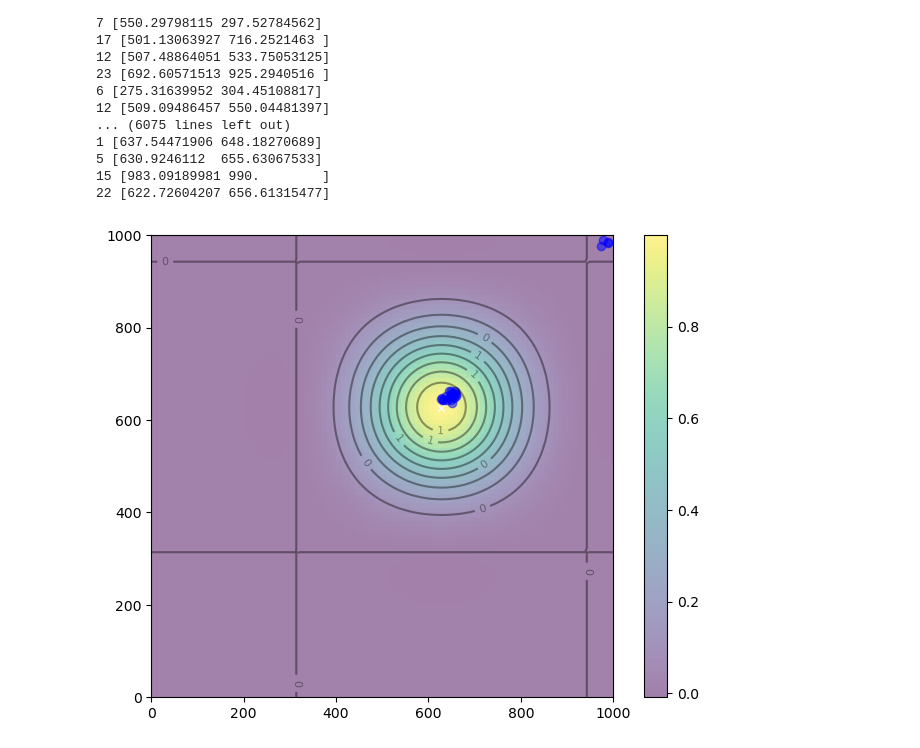
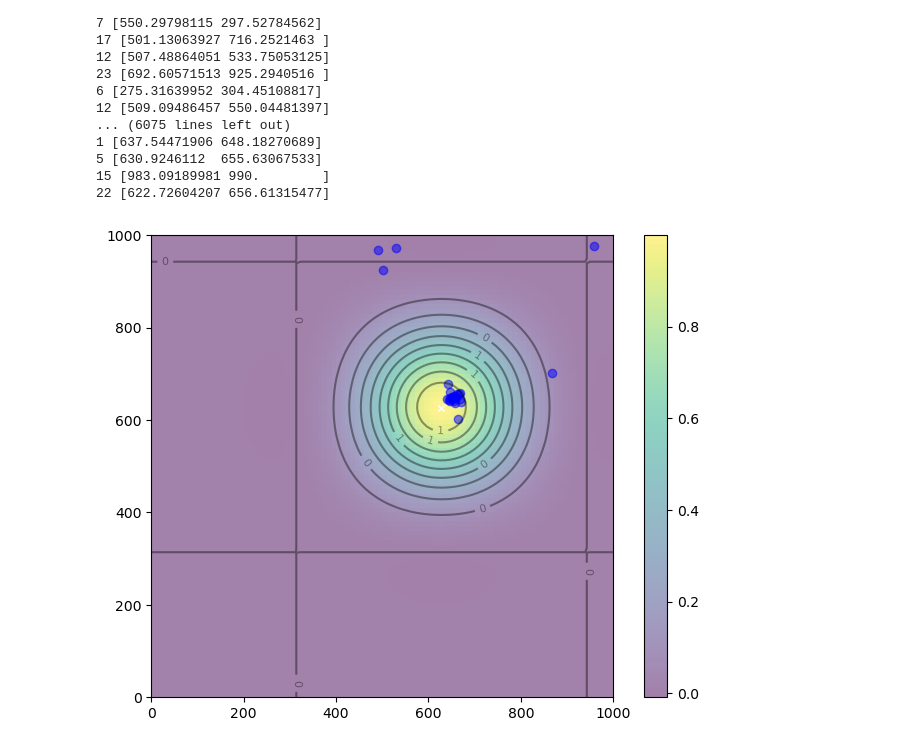
Before and after one commit to byang12/UNDERWATER_SWARM_ADHOC, a Jupyter notebook: GlowWarm-simpy.ipynb, the cells around one changed output. Cells and saved outputs as stored; diff of their text form; code cells hidden in the pictures.

```diff
--- a/GlowWarm-simpy.ipynb
+++ b/GlowWarm-simpy.ipynb
@@ -292,31 +292,31 @@ if __name__ == "__main__":
 # %%
 # Plotting - no Animation
 x, y = np.array(np.meshgrid(np.linspace(0, dims, 100), np.linspace(0, dims, 100)))
 z = fitness_function([x, y])
 x_max, y_max = x.ravel()[z.argmax()], y.ravel()[z.argmax()]
 
 fig, ax = plt.subplots(figsize=(8, 6))
 img = ax.imshow(z, extent=[0, dims, 0, dims], origin='lower', cmap='viridis', alpha=0.5)
 fig.colorbar(img, ax=ax)
 ax.plot([x_max], [y_max], marker='x', markersize=5, color="white")
 contours = ax.contour(x, y, z, 10, colors='black', alpha=0.4)
 ax.clabel(contours, inline=True, fontsize=8, fmt="%.0f")
 #p_plot = ax.scatter(positions[0][0], positions[0][1], marker='o', color='blue', alpha=0.5)
 #nbest_plot = plt.scatter([nbest[0]], [nbest[1]], marker='*', s=100, color='black', alpha=0.4)
 
-i = 200
+i = 80
 ax.clear()
 ax.imshow(z, extent=[0, dims, 0, dims], origin='lower', cmap='viridis', alpha=0.5)
 ax.plot([x_max], [y_max], marker='x', markersize=5, color="white")
 contours = ax.contour(x, y, z, 10, colors='black', alpha=0.4)
 ax.clabel(contours, inline=True, fontsize=8, fmt="%.0f")
 x_list = []
 y_list = []
 for j in range(num_worms):
     x_list.append(all_positions[j][i][0])
     y_list.append(all_positions[j][i][1])
 p_plot = ax.scatter(x_list, y_list, marker='o', color='blue', alpha=0.5)
 #nbest_plot.set_offsets(nbest.reshape(1, -1))
 plt.show()
 # %% [output]
-[figure, old version]
+[figure, new version]
```
